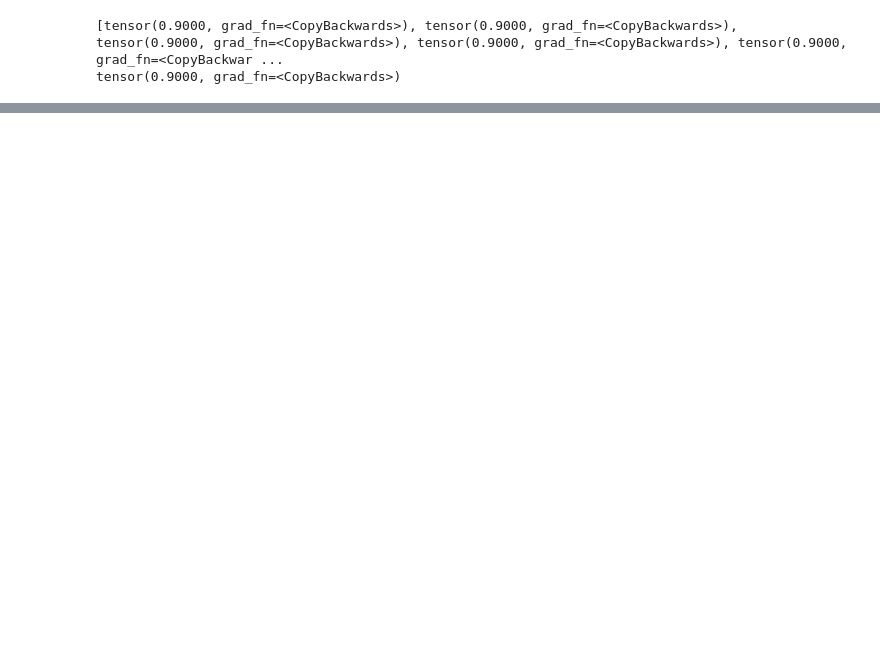
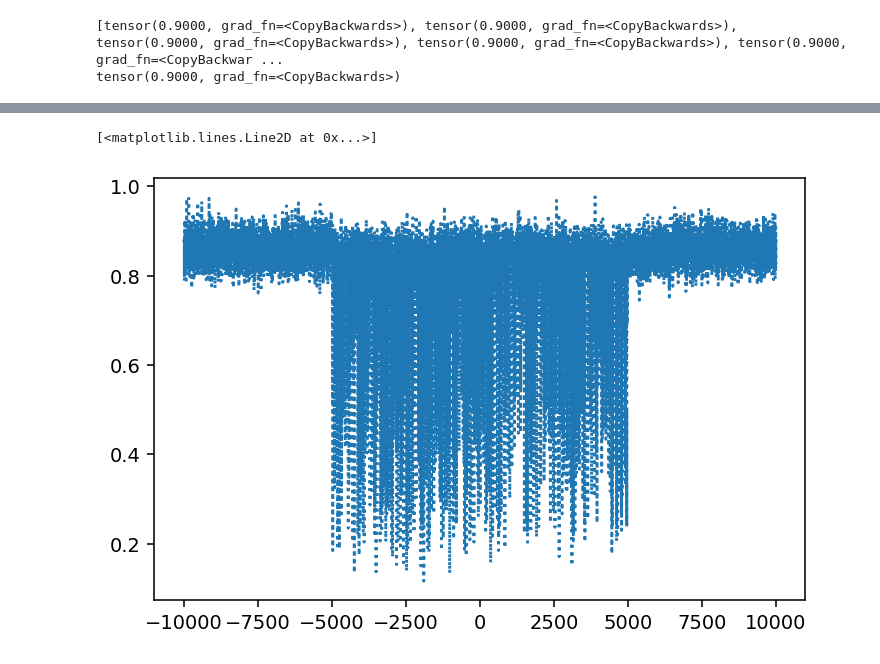
Before and after one commit to adityagoel4512/Spectral-normalized-Neural-Gaussian-Process-PyTorch, a Jupyter notebook: sngp.ipynb, the cells around one changed output, grey strips where cells are left out. Saved outputs shown, nothing was run; the diff lists cells and outputs as text; code cells hidden in the pictures; blank space fills up the shorter version.

```diff
--- a/sngp.ipynb
+++ b/sngp.ipynb
@@ -426,0 +515,5 @@ tensor(0.9000, grad_fn=<CopyBackwards>)
+# %%
+plt.plot(X[::10], variances[::10], linestyle='dotted')
+# %% [output]
+[<matplotlib.lines.Line2D at 0x...>]
+[figure, added]
```
Also changed, not shown: parts of 18 cells of this notebook.
